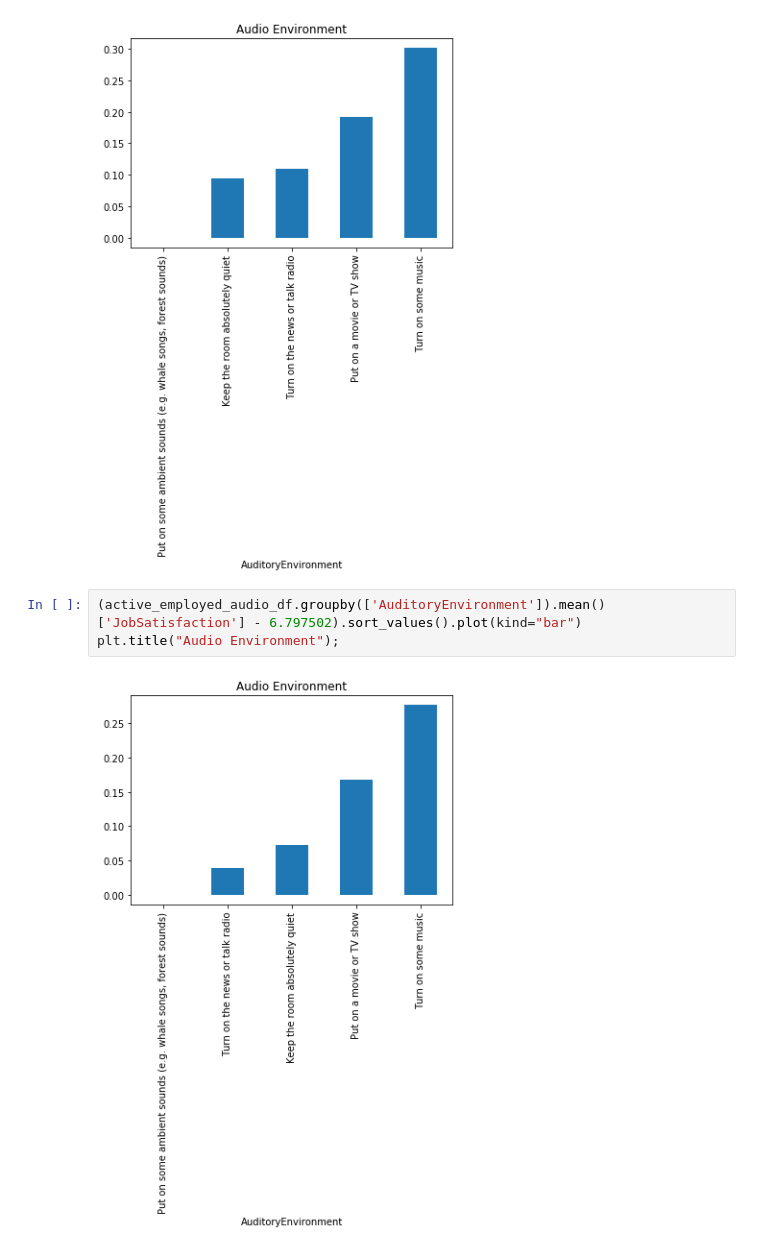
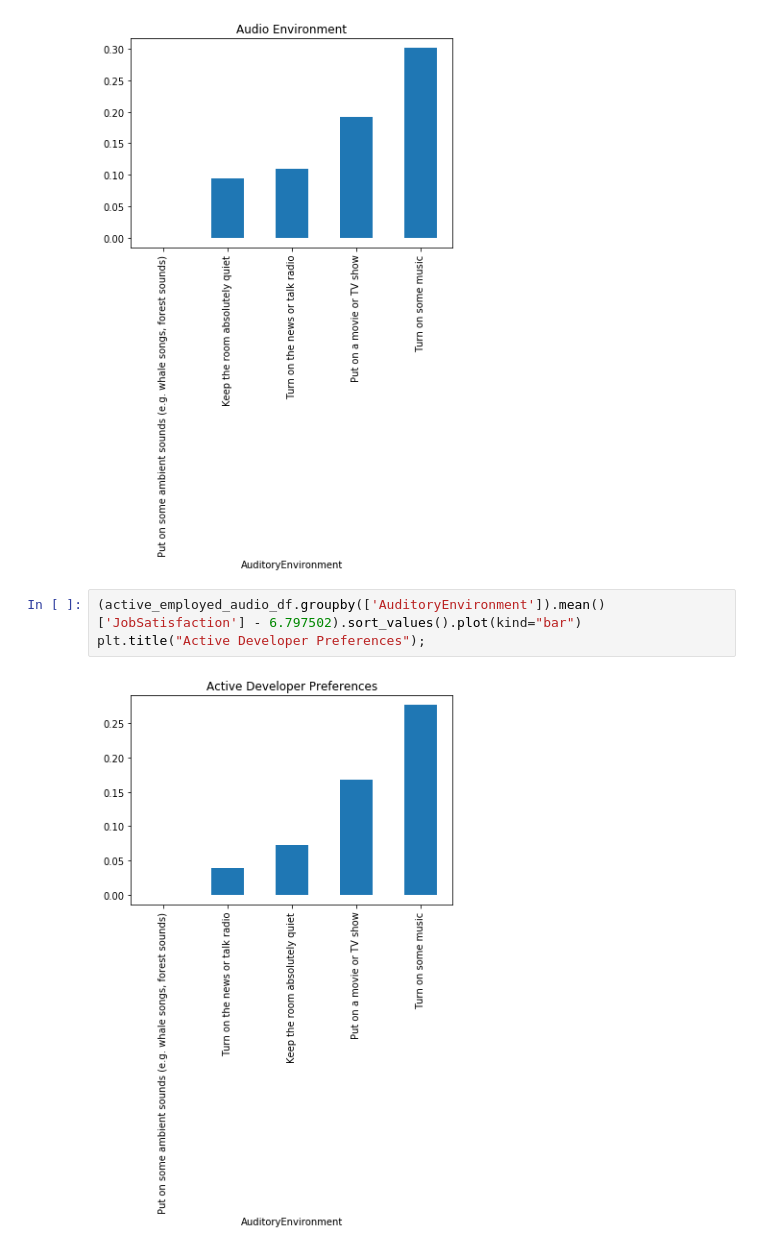
Before and after one commit to naveedrafi42/DS-Blog, a Jupyter notebook: Notebooks/project-notebook-Q1.ipynb, the cells around one changed output. Cells and saved outputs as stored; diff of their text form.

```diff
--- a/Notebooks/project-notebook-Q1.ipynb
+++ b/Notebooks/project-notebook-Q1.ipynb
@@ -238,8 +238,8 @@ plt.title("Audio Environment");
 [figure]
 # %%
 (active_employed_audio_df.groupby(['AuditoryEnvironment']).mean()['JobSatisfaction'] - 6.797502).sort_values().plot(kind="bar")
-plt.title("Audio Environment");
+plt.title("Active Developer Preferences");
 # %% [output]
-[figure, old version]
+[figure, new version]
 # %%
 (inactive_employed_audio_df.groupby(['AuditoryEnvironment']).mean()['JobSatisfaction'] - 6.350877).sort_values().plot(kind="bar")
```
Also changed, not shown: parts of 5 cells of this notebook, 1 other file.
